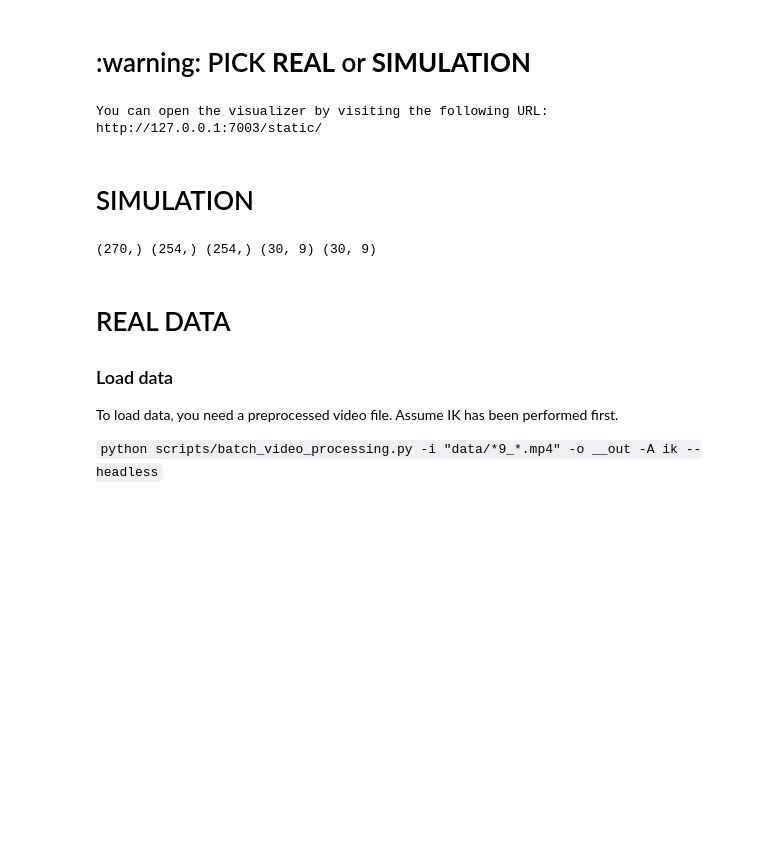
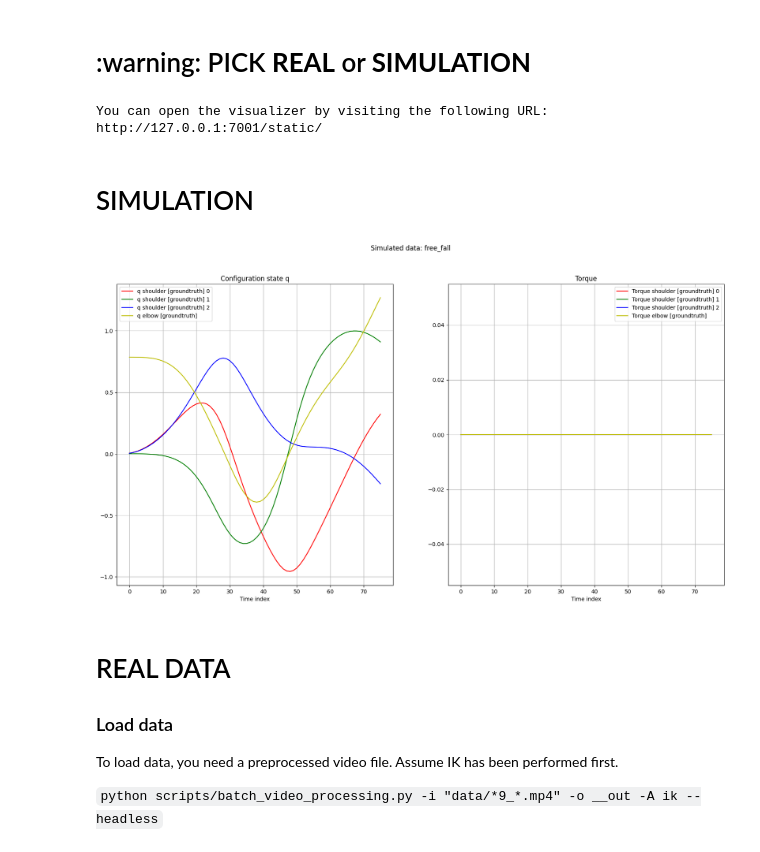
Before and after one commit to balthazarneveu/monocular_pose_and_forces_estimation, a Jupyter notebook: scripts/inverse_dynamics.ipynb, the cells around one changed output. Drawn from its saved outputs; the diff is of its cells as text; code cells hidden in the pictures; blank space fills up the shorter version.

Commit message:
update figures

```diff
--- a/scripts/inverse_dynamics.ipynb
+++ b/scripts/inverse_dynamics.ipynb
@@ -35,7 +38,7 @@ The autoreload extension is already loaded. To reload it, use:
 # :warning: PICK **REAL** or **SIMULATION**
 # %%
 # PICK SEQUENCE LENGTH HERE
-T=30
+T=80
 # PICK UP THE MODE HERE
 mode = SIMULATION
 # mode = REAL
@@ -46,39 +49,56 @@ arm_robot = global_params["arm"]
 viz = global_params["viz"]
 # %% [output]
 You can open the visualizer by visiting the following URL:
-http://127.0.0.1:7003/static/
+http://127.0.0.1:7001/static/
 # %% [markdown]
 # SIMULATION
 # %%
+config = {
+    "static": dict(static=True, friction_coefficient=None, initial_torque_modulation=0.),
+    "friction" : dict(static=False, friction_coefficient=0.1, initial_torque_modulation=0.),
+    "free_fall": dict(static=False, friction_coefficient=0., initial_torque_modulation=0.),
+}
+simu_modes = ["static", "friction", "free_fall"] # Pick the scenario you want to simulate here
+simu_modes = ["free_fall",]
+if mode == SIMULATION:
+    for simu_mode in simu_modes:
+        _private.registered_controls_names = [] # this is for notebooks where you re-execute cells everytime.
+        # T_ORIGINAL = 30*3
+        DT = 1e-2
+        gt_q, gt_vq, gt_aq, gt_tauq, gt_shoulder_p, gt_elbow_p, gt_wrist_p = build_simulation(
+            arm_robot,
+            T=T,
+            DT=DT,
+            **config[simu_mode])
 
-if mode == SIMULATION:
-    # T_ORIGINAL = 30*3
-    DT = 1e-2
-    gt_q, gt_vq, gt_aq, gt_tauq, gt_shoulder_p, gt_elbow_p, gt_wrist_p = build_simulation(
-        arm_robot,
-        initial_torque_modulation=1.,
-        T=T,
-        DT=DT,
-        friction_coefficient=0.01)
+        # We will feed the optimiser with the foµllowing parameters
+        # ground_truth_p = [p_shoulder_1, p_elbow_1, p_wrist_1, ..., p_shoulder_T, p_elbow_T, p_wrist_T], T and nq
+        # The optimisation variable is
+        # [q_1, q_2, ..., q_T, tauq_3, tauq_4, ..., tauq_T-2]
 
-    # We will feed the optimiser with the following parameters
-    # ground_truth_p = [p_shoulder_1, p_elbow_1, p_wrist_1, ..., p_shoulder_T, p_elbow_T, p_wrist_T], T and nq
-    # The optimisation variable is
-    # [q_1, q_2, ..., q_T, tauq_3, tauq_4, ..., tauq_T-2]
+        gt_p = np.concatenate([
+            np.concatenate([
+                gt_shoulder_p[i], gt_elbow_p[i], gt_wrist_p[i]]
+            ) for i in range(T)]
+        )
+        gt_qt = np.concatenate(gt_q + gt_tauq[2:-2])
+        initial = gt_qt.copy()
+        gt_full = np.concatenate([gt_q, gt_tauq], axis=1)
+        init_res = np.concatenate([gt_q[:T], gt_tauq[:T]], axis=1) # For plots
 
-    gt_p = np.concatenate([
-        np.concatenate([
-            gt_shoulder_p[i], gt_elbow_p[i], gt_wrist_p[i]]
-        ) for i in range(T)]
-    )
-    gt_qt = np.concatenate(gt_q + gt_tauq[2:-2])
-    initial = gt_qt.copy()
-    gt_full = np.concatenate([gt_q, gt_tauq], axis=1)
-    init_res = np.concatenate([gt_q[:T], gt_tauq[:T]], axis=1) # For plots
+        plot_optimization_curves([
+            # (estimated_results[2:-2, :], "[estimated]", "--"),
+            (gt_full[2:-2, :], "[groundtruth]", "-"),
+            ],
+            arm_robot.model.nq,
+            title=f"Simulated data: {simu_mode}",
+            mode="qt",
+            fig_size=10
+        )
 else:
     print("Skipped, real data mode")
 # %% [output]
-(270,) (254,) (254,) (30, 9) (30, 9)
+[figure, added]
 # %% [markdown]
 # REAL DATA
 ### Load data
```
Also changed, not shown: parts of 8 cells of this notebook, 6 other files.
